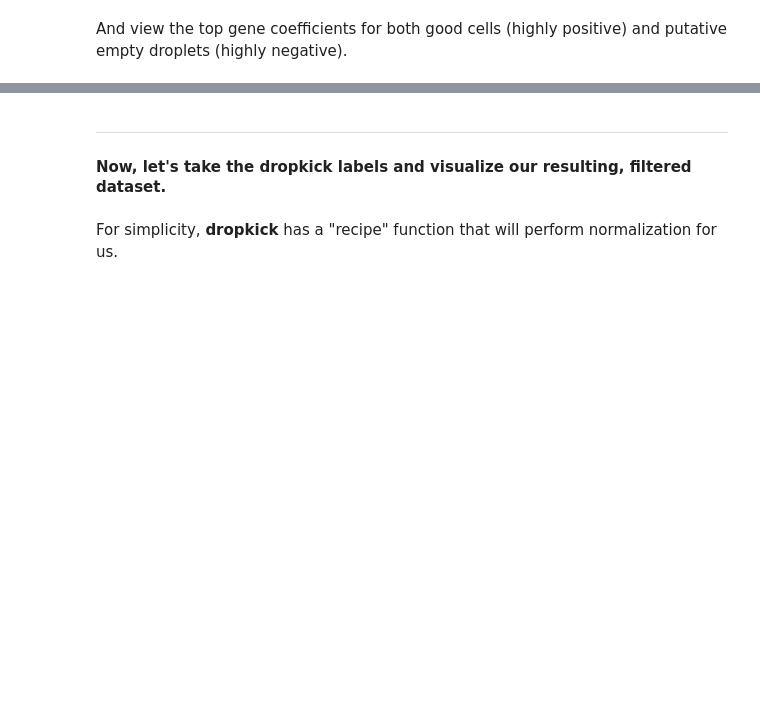
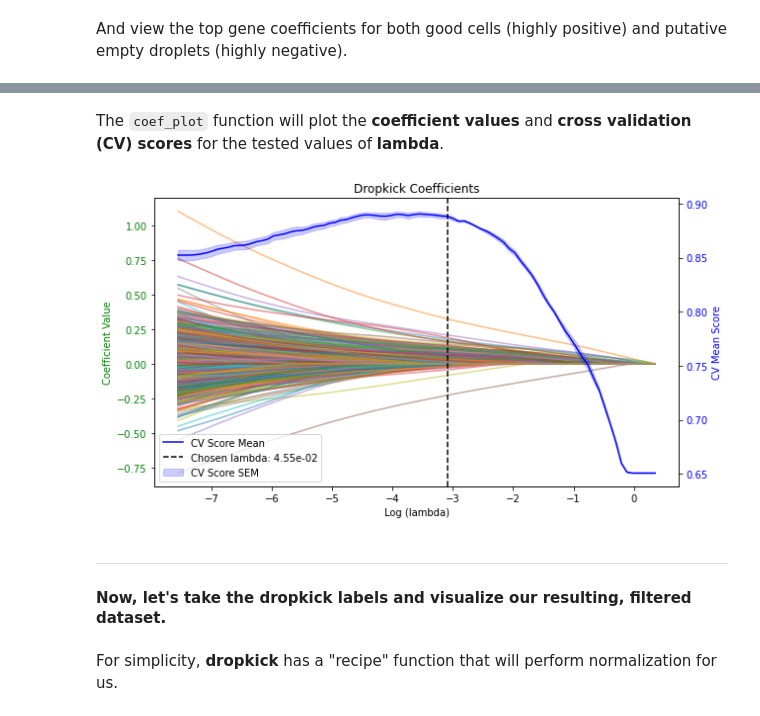
Before and after one commit to KenLauLab/dropkick, a Jupyter notebook: dropkick_tutorial.ipynb, the cells around one changed output, grey strips where cells are left out. Drawn from its saved outputs; the diff is of its cells as text; code cells hidden in the pictures; blank space fills up the shorter version.

Commit message:
tutorial updated with coefficient plot method

```diff
--- a/dropkick_tutorial.ipynb
+++ b/dropkick_tutorial.ipynb
@@ -96,3 +100,10 @@ Name: dropkick_coef, dtype: float64
+# %% [markdown]
+The `coef_plot` function will plot the **coefficient values** and **cross validation (CV) scores** for the tested values of **lambda**.
+# %%
+from dropkick import coef_plot
+coef_plot(a)
+# %% [output]
+[figure, added]
 # %% [markdown]
 ---
 #### Now, let's take the **dropkick** labels and visualize our resulting, filtered dataset.
```
Also changed, not shown: parts of 11 cells of this notebook.
